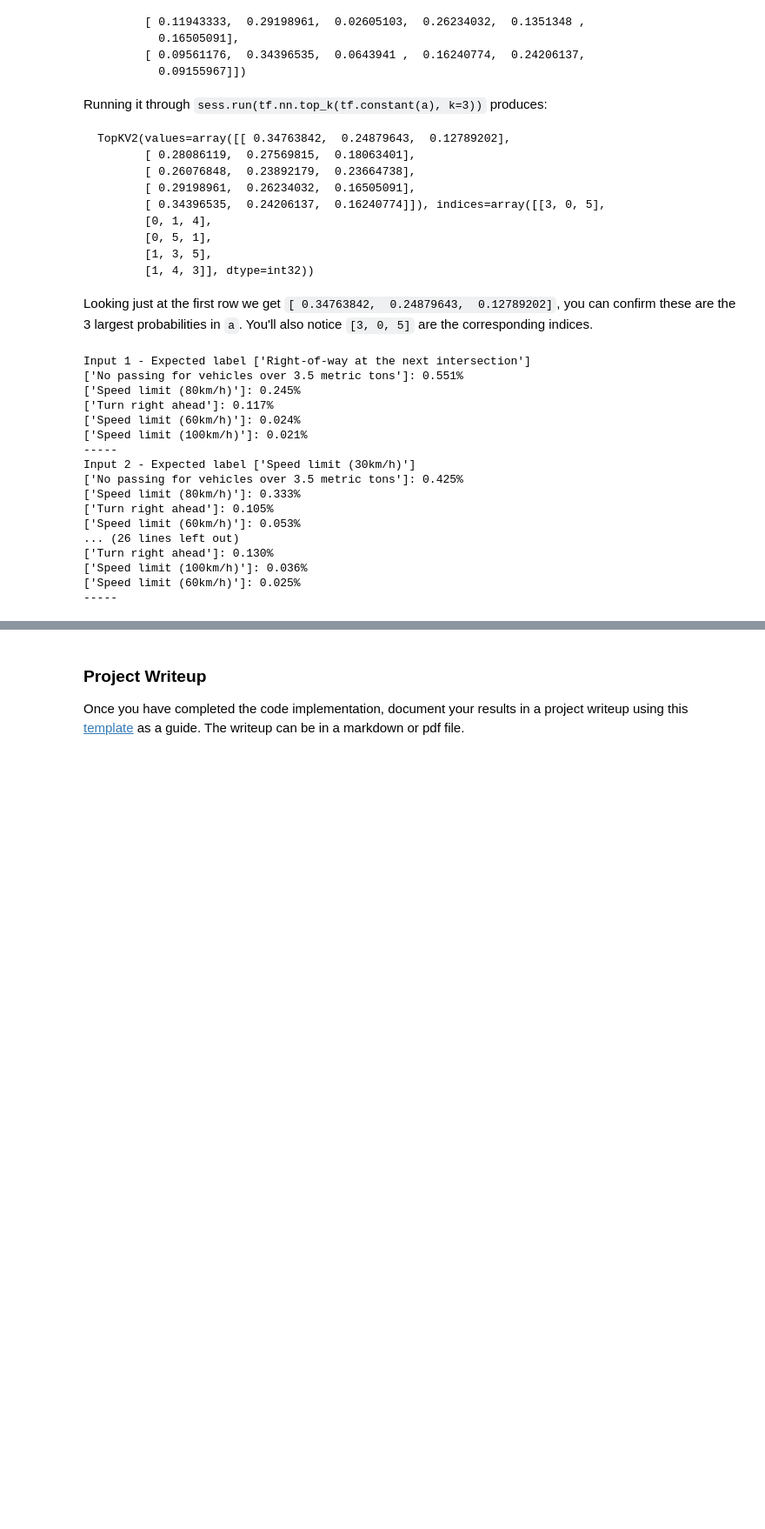
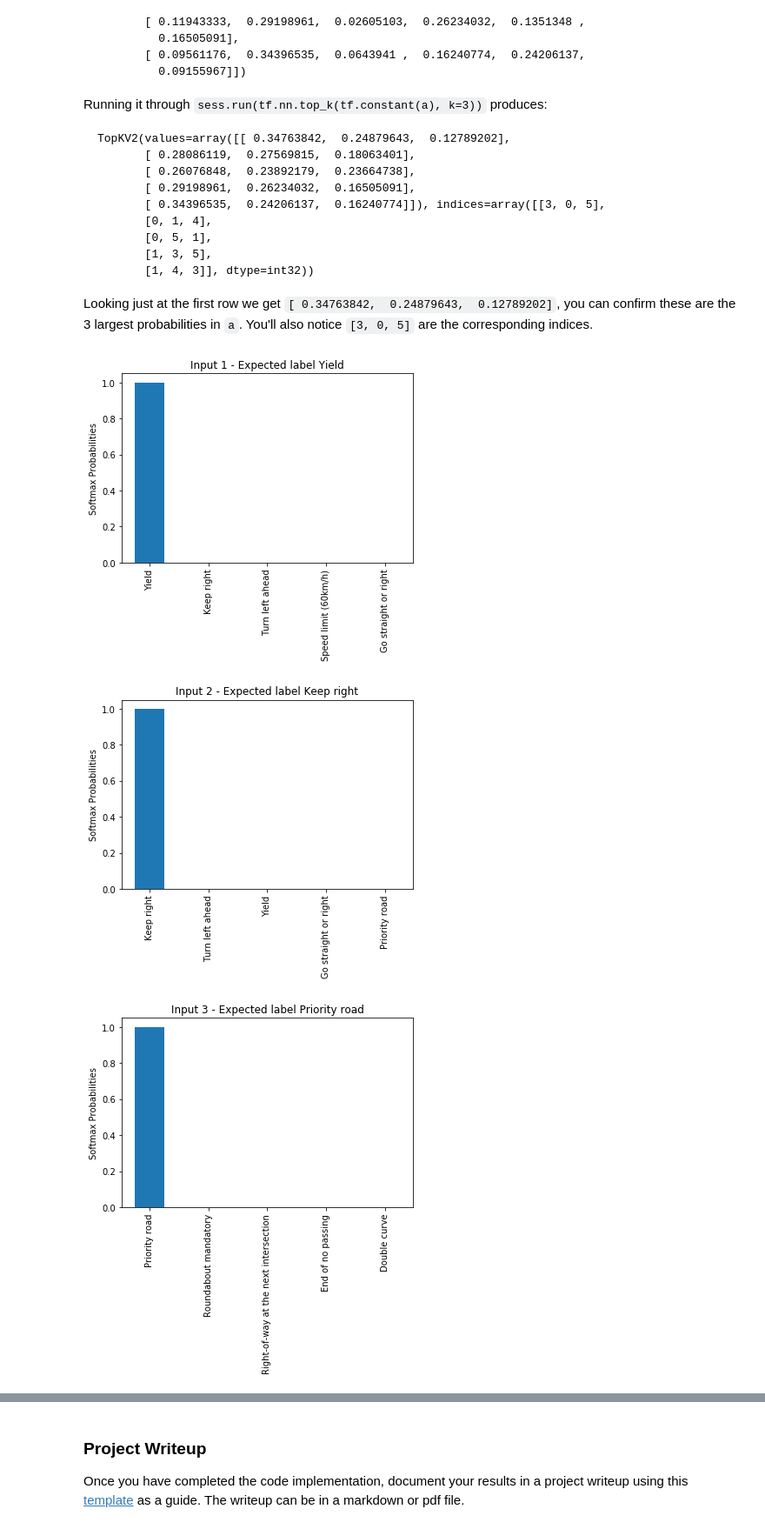
Before and after one commit to prasadpamidi/CarND-Traffic-Sign-Classifier-Project, a Jupyter notebook: Traffic_Sign_Classifier.ipynb, the cells around one changed output, grey strips where cells are left out. Shown: that part at 87% size. Cells and saved outputs as stored; diff of their text form; code cells hidden in the pictures; blank space fills up the shorter version.

```diff
--- a/Traffic_Sign_Classifier.ipynb
+++ b/Traffic_Sign_Classifier.ipynb
@@ -620,9 +626,7 @@ with open('signnames.csv', 'r') as csvfile:
         labels.append([row[1]])
 
 #removing the header
-labels = labels[1:]
-
-labels = np.array(labels).ravel()
+labels = np.array(labels[1:]).ravel()
 
 with tf.Session() as sess:
     saver.restore(sess, tf.train.latest_checkpoint('.'))
@@ -691,27 +695,22 @@ Looking just at the first row we get `[ 0.34763842,  0.24879643,  0.12789202]`,
 # %%
 with tf.Session() as sess:
     softmax = tf.nn.softmax(predicted_logits)
     top5 = sess.run(tf.nn.top_k(softmax, k=5))
+
+    _, class_counts = np.unique(y_samples, return_counts=True)
+
     for x,_ in enumerate(predicted_labels):
-        print('Input {} - Expected label {}'.format(x+1, labels[y_samples[x]]))
-        for y in range(5):
-            print("{}: {:.3f}%".format(labels[top5[1][x][y]], top5[0][x][y]))
-        print('-----')
+        sign_labels = lambda idx: sign_names[idx]
+        vfunc = np.vectorize(sign_labels)
+        tick_labels = vfunc(top5[1][x])
+        y_pos = np.arange(len(predicted_labels))
+        plt.figure()
+        plt.bar(y_pos, top5[0][x], align='center', width=0.5)
+        plt.xticks(y_pos, tick_labels, rotation='vertical')
+        plt.ylabel('Softmax Probabilities')
+        plt.title('Input {} - Expected label {}'.format(x+1, labels[y_samples[x]]))
+        plt.show()
 # %% [output]
-Input 1 - Expected label ['Right-of-way at the next intersection']
-['No passing for vehicles over 3.5 metric tons']: 0.551%
-['Speed limit (80km/h)']: 0.245%
-['Turn right ahead']: 0.117%
-['Speed limit (60km/h)']: 0.024%
-['Speed limit (100km/h)']: 0.021%
------
-Input 2 - Expected label ['Speed limit (30km/h)']
-['No passing for vehicles over 3.5 metric tons']: 0.425%
-['Speed limit (80km/h)']: 0.333%
-['Turn right ahead']: 0.105%
-['Speed limit (60km/h)']: 0.053%
-... (26 lines left out)
-['Turn right ahead']: 0.130%
-['Speed limit (100km/h)']: 0.036%
-['Speed limit (60km/h)']: 0.025%
------
+[figure, added]
+[figure, added]
+[figure, added]
```
Also changed, not shown: parts of 14 cells of this notebook, 3 other files.
